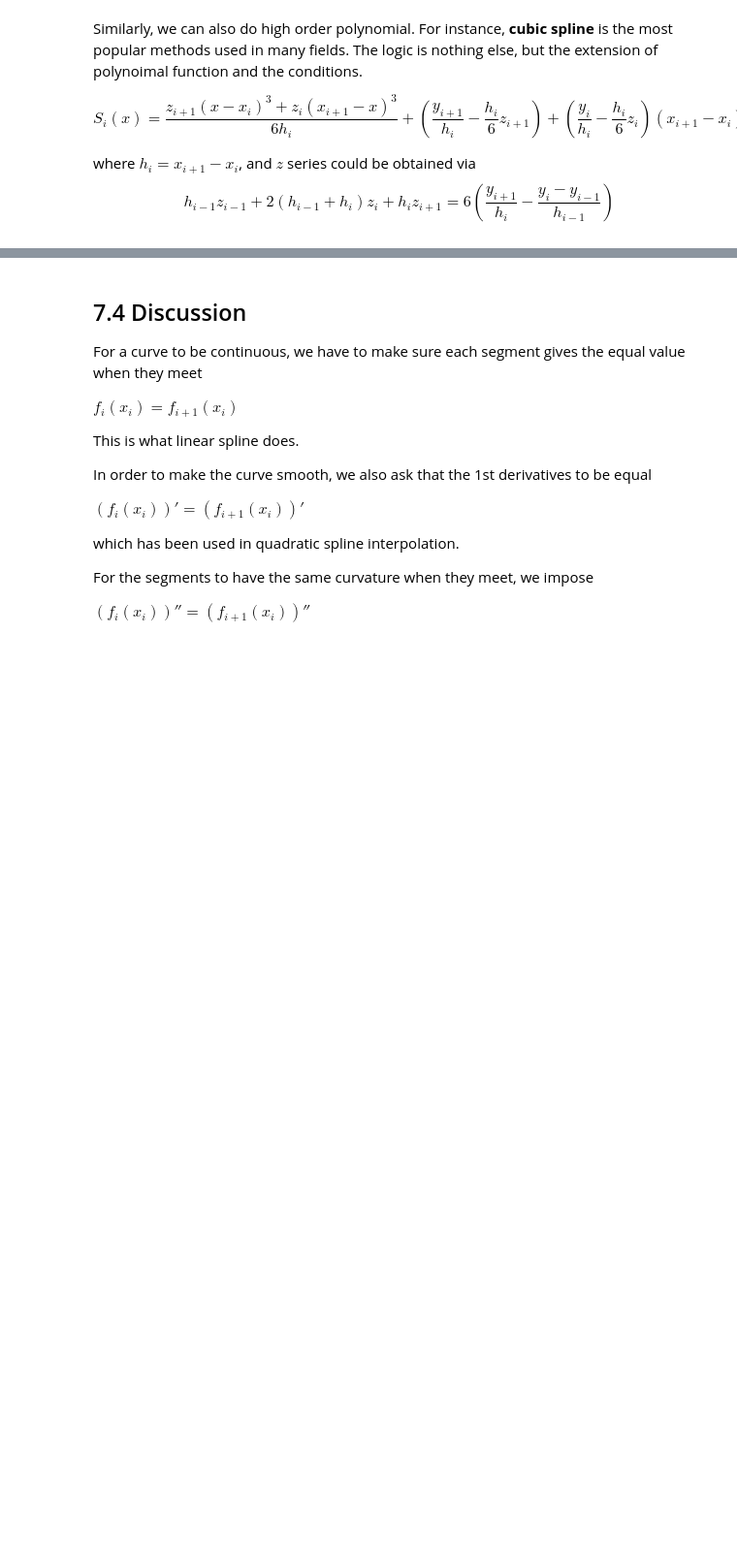
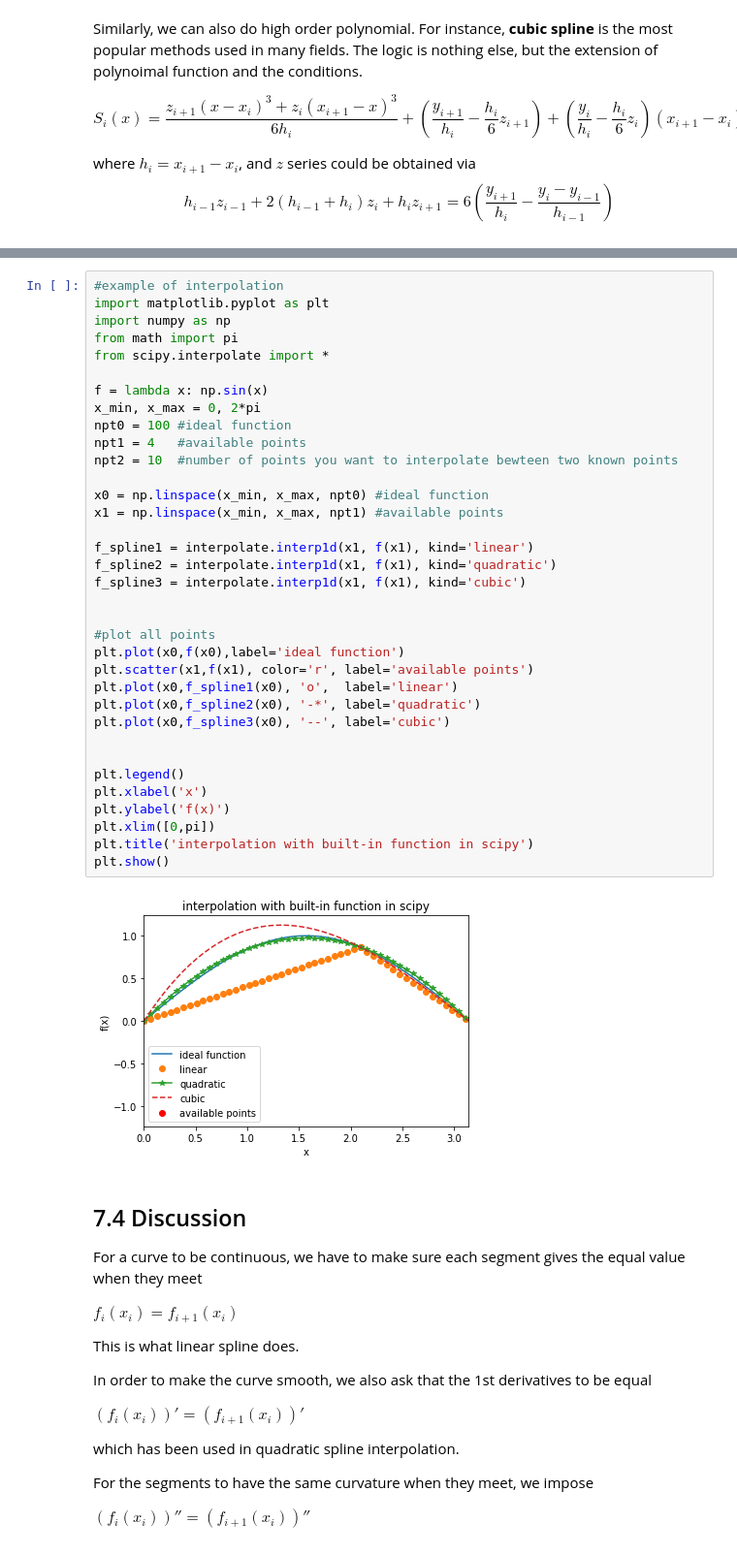
Before and after one commit to MaterSim/ComputationalPhysics300, a Jupyter notebook: Lec_07.ipynb, the cells around one changed output, grey strips where cells are left out. Shown: that part at 97% size. Saved outputs shown, nothing was run; the diff lists cells and outputs as text; blank space fills up the shorter version.

```diff
--- a/Lec07.ipynb
+++ b/Lec_07.ipynb
@@ -194,3 +218,40 @@ $$h_{i-1}z_{i-1} + 2(h_{i-1}+h_i)z_i + h_iz_{i+1} =6(\frac{y_{i+1}}{h_i}-\frac{y
+# %%
+#example of interpolation
+import matplotlib.pyplot as plt
+import numpy as np
+from math import pi
+from scipy.interpolate import *
+
+f = lambda x: np.sin(x)
+x_min, x_max = 0, 2*pi
+npt0 = 100 #ideal function
+npt1 = 4   #available points
+npt2 = 10  #number of points you want to interpolate bewteen two known points
+
+x0 = np.linspace(x_min, x_max, npt0) #ideal function
+x1 = np.linspace(x_min, x_max, npt1) #available points
+
+f_spline1 = interpolate.interp1d(x1, f(x1), kind='linear')
+f_spline2 = interpolate.interp1d(x1, f(x1), kind='quadratic')
+f_spline3 = interpolate.interp1d(x1, f(x1), kind='cubic')
+
+
+#plot all points
+plt.plot(x0,f(x0),label='ideal function')
+plt.scatter(x1,f(x1), color='r', label='available points')
+plt.plot(x0,f_spline1(x0), 'o',  label='linear')
+plt.plot(x0,f_spline2(x0), '-*', label='quadratic')
+plt.plot(x0,f_spline3(x0), '--', label='cubic')
+
+
+plt.legend()
+plt.xlabel('x')
+plt.ylabel('f(x)')
+plt.xlim([0,pi])
+plt.title('interpolation with built-in function in scipy')
+plt.show()
+# %% [output]
+[figure, added]
 # %% [markdown]
 ## 7.4 Discussion
 
```
Also changed, not shown: parts of 6 cells of this notebook.
